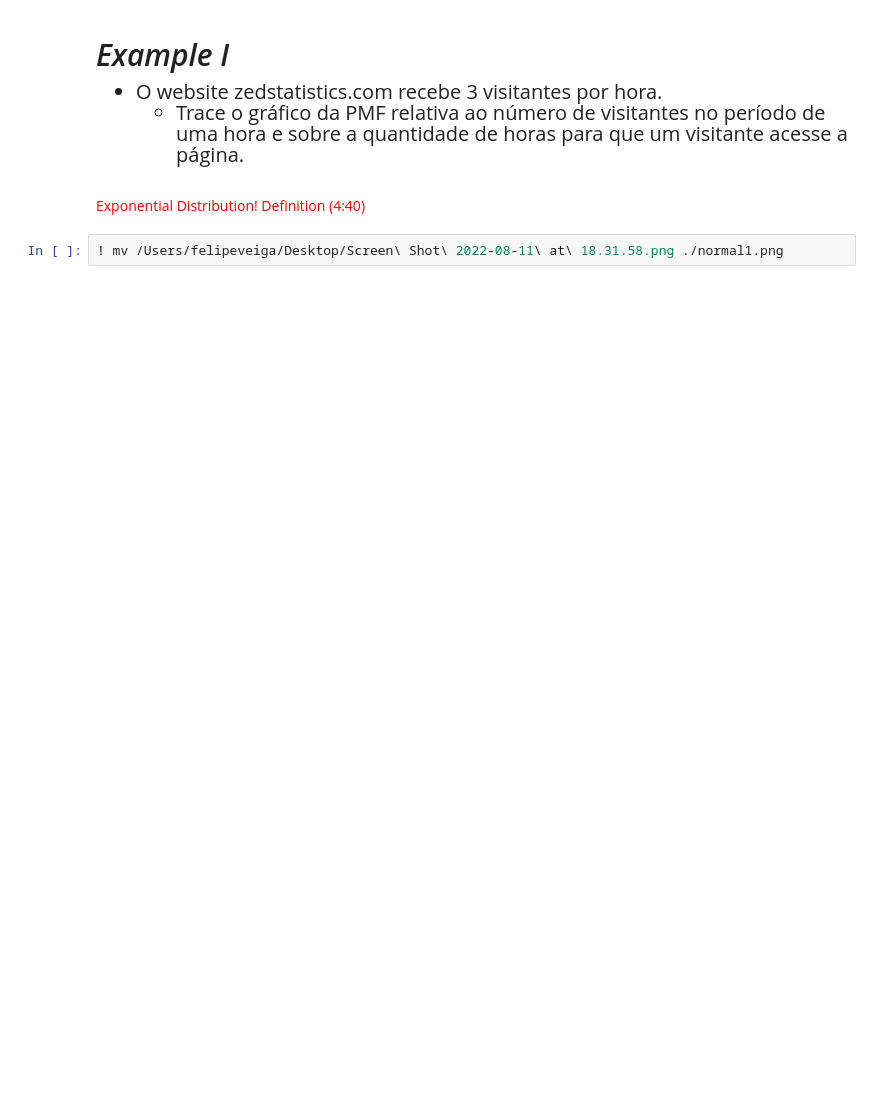
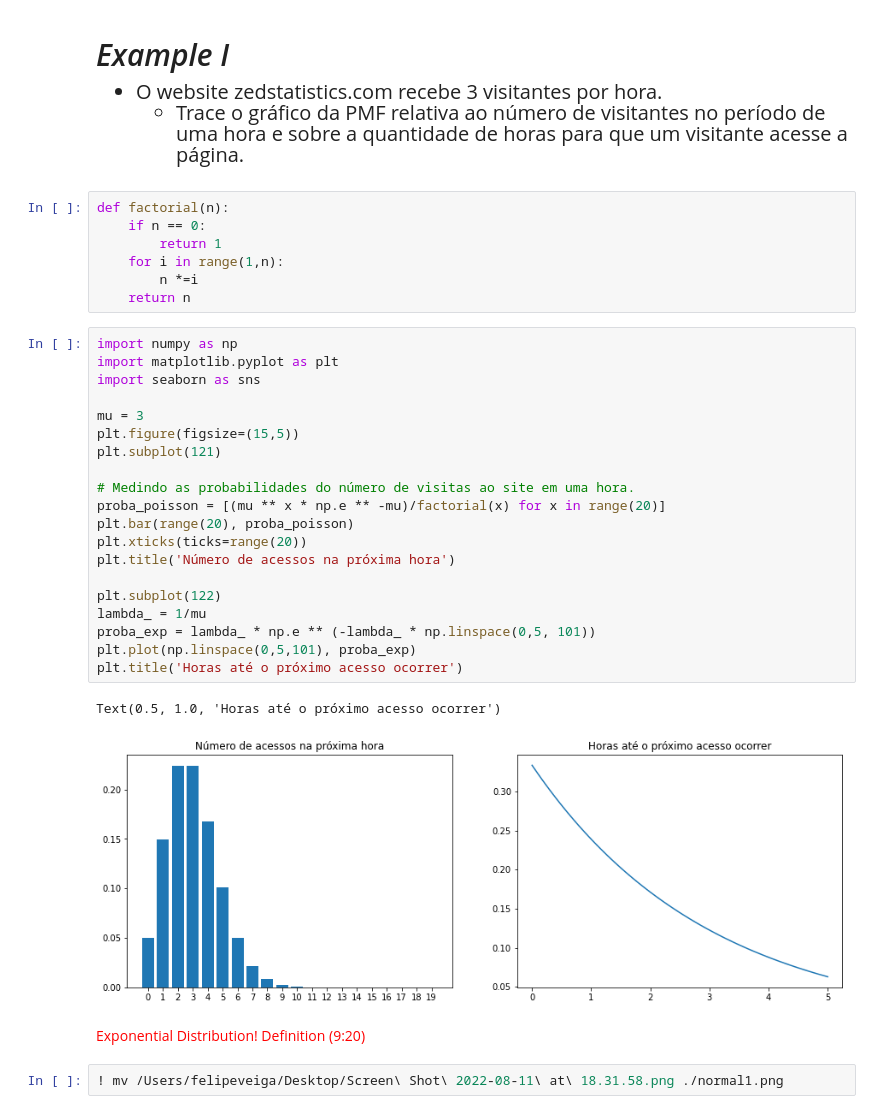
Before and after one commit to felipesveiga/Think-Stats, a Jupyter notebook: Chapter 5/Continuous Probability Functions/continuous-probability-functions.ipynb, the cells around one changed output. Drawn from its saved outputs; the diff is of its cells as text; blank space fills up the shorter version.

```diff
--- a/Chapter 5/Continuous Probability Functions/continuous-probability-functions.ipynb
+++ b/Chapter 5/Continuous Probability Functions/continuous-probability-functions.ipynb
@@ -202,7 +208,37 @@ np.median(f_equal)
         </li>
     </ul>
 </div>
+# %%
+def factorial(n):
+    if n == 0:
+        return 1
+    for i in range(1,n):
+        n *=i
+    return n
+# %%
+import numpy as np
+import matplotlib.pyplot as plt
+import seaborn as sns
+
+mu = 3
+plt.figure(figsize=(15,5))
+plt.subplot(121)
+
+# Medindo as probabilidades do número de visitas ao site em uma hora.
+proba_poisson = [(mu ** x * np.e ** -mu)/factorial(x) for x in range(20)]
+plt.bar(range(20), proba_poisson)
+plt.xticks(ticks=range(20))
+plt.title('Número de acessos na próxima hora')
+
+plt.subplot(122)
+lambda_ = 1/mu
+proba_exp = lambda_ * np.e ** (-lambda_ * np.linspace(0,5, 101))
+plt.plot(np.linspace(0,5,101), proba_exp)
+plt.title('Horas até o próximo acesso ocorrer')
+# %% [output]
+Text(0.5, 1.0, 'Horas até o próximo acesso ocorrer')
+[figure, added]
 # %% [markdown]
-<p style='color:red'> Exponential Distribution! Definition (4:40)
+<p style='color:red'> Exponential Distribution! Definition (9:20)
 # %%
 ! mv /Users/felipeveiga/Desktop/Screen\ Shot\ 2022-08-11\ at\ 18.31.58.png ./normal1.png
```
Also changed, not shown: parts of 1 cell of this notebook.
